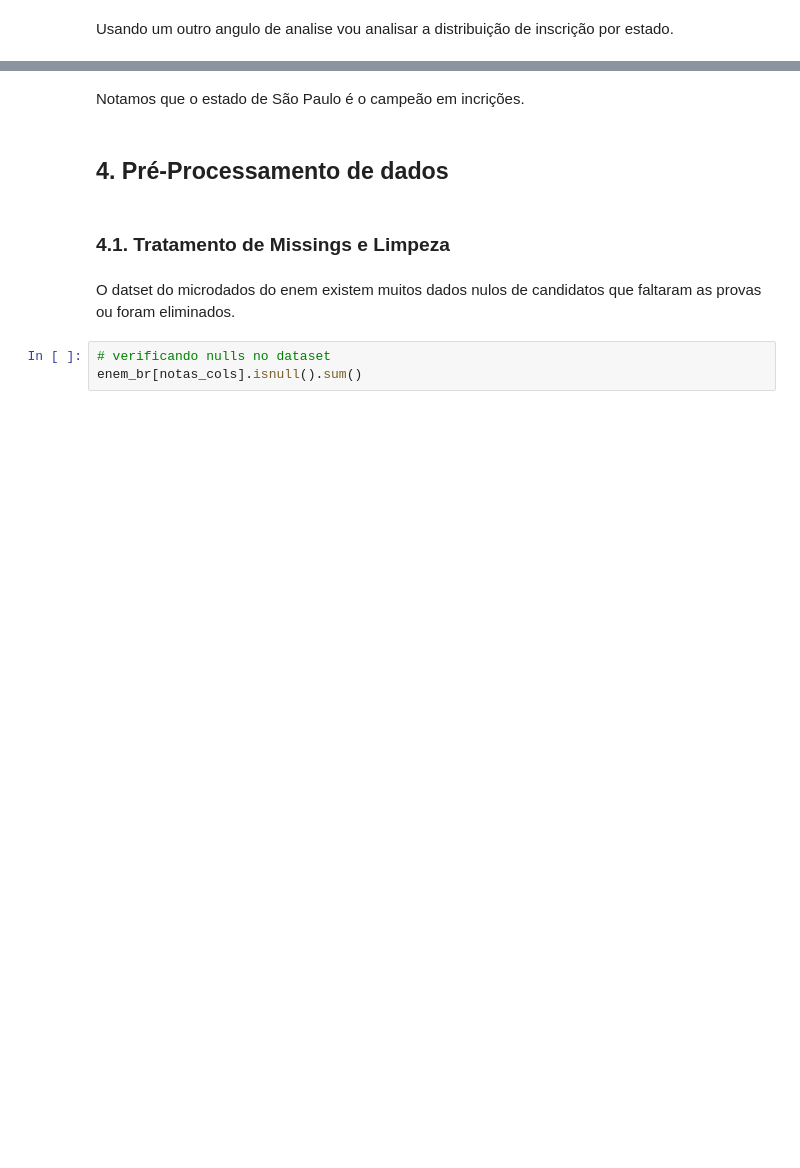
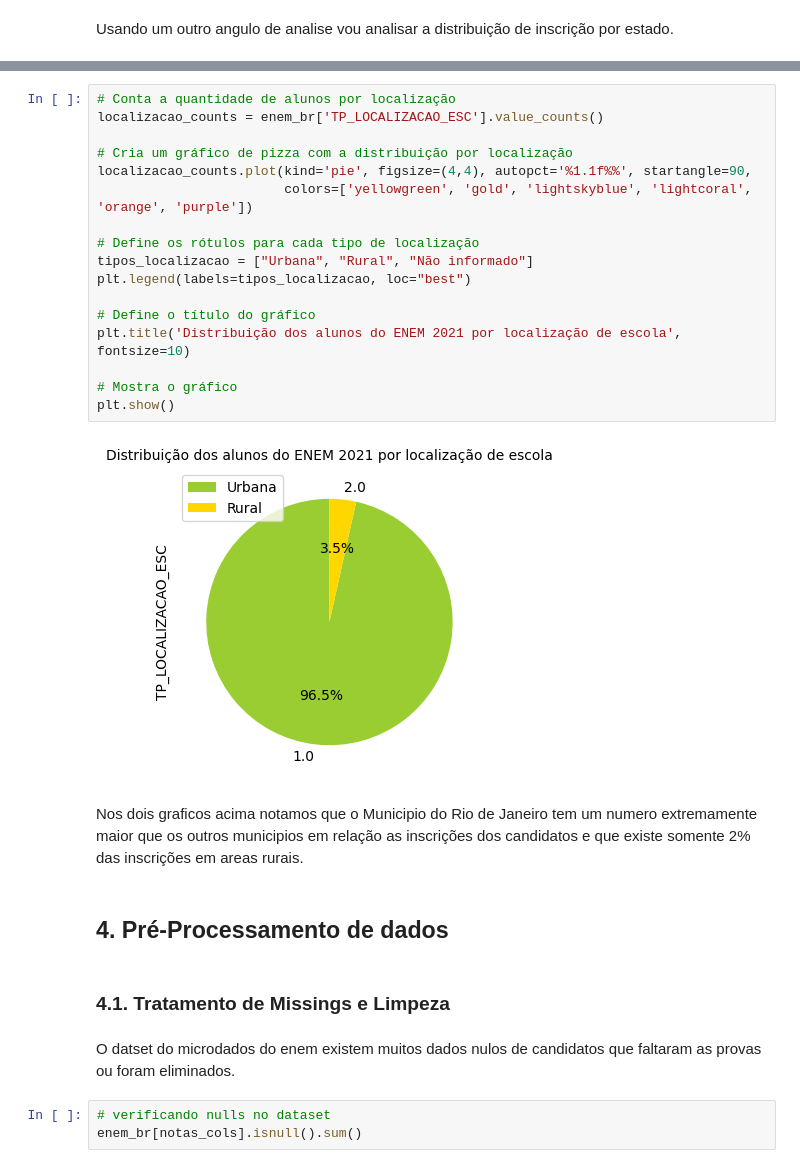
Before and after one commit to glaucio1973/mvp, a Jupyter notebook: MVP_FINAL.ipynb, the cells around one changed output, grey strips where cells are left out. Saved outputs shown, nothing was run; the diff lists cells and outputs as text; blank space fills up the shorter version.

```diff
--- a/MVP_FINAL.ipynb
+++ b/MVP_FINAL.ipynb
@@ -326,5 +455,24 @@ plt.show()
-# %% [markdown]
-Notamos que o estado de São Paulo é o campeão em incrições.
+# %%
+# Conta a quantidade de alunos por localização
+localizacao_counts = enem_br['TP_LOCALIZACAO_ESC'].value_counts()
+
+# Cria um gráfico de pizza com a distribuição por localização
+localizacao_counts.plot(kind='pie', figsize=(4,4), autopct='%1.1f%%', startangle=90,
+                        colors=['yellowgreen', 'gold', 'lightskyblue', 'lightcoral', 'orange', 'purple'])
+
+# Define os rótulos para cada tipo de localização
+tipos_localizacao = ["Urbana", "Rural", "Não informado"]
+plt.legend(labels=tipos_localizacao, loc="best")
+
+# Define o título do gráfico
+plt.title('Distribuição dos alunos do ENEM 2021 por localização de escola', fontsize=10)
+
+# Mostra o gráfico
+plt.show()
+# %% [output]
+[figure, added]
+# %% [markdown]
+Nos dois graficos acima notamos que o Municipio do Rio de Janeiro tem um numero extremamente maior que os outros municipios em relação as inscrições dos candidatos e que existe somente 2% das inscrições em areas rurais.
 # %% [markdown]
 ## 4. Pré-Processamento de dados
 # %% [markdown]
```
Also changed, not shown: parts of 28 cells of this notebook.
